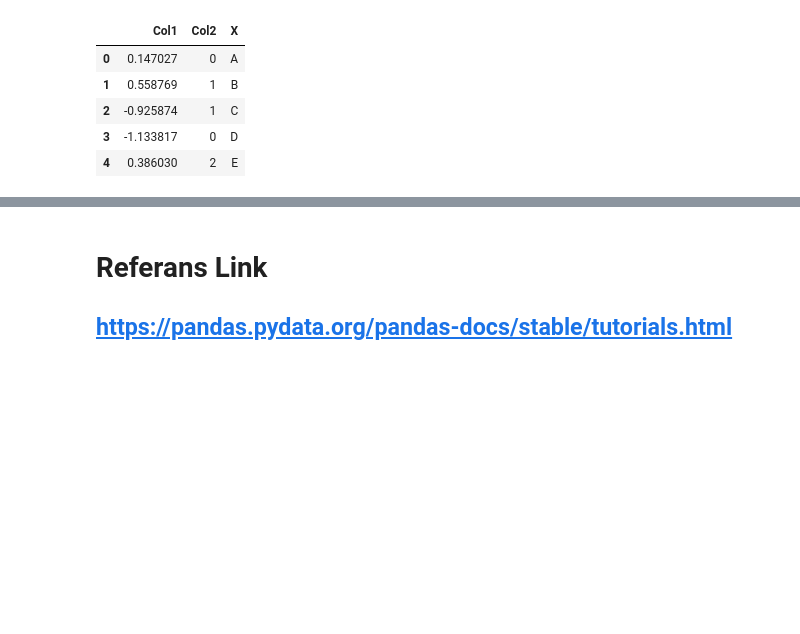
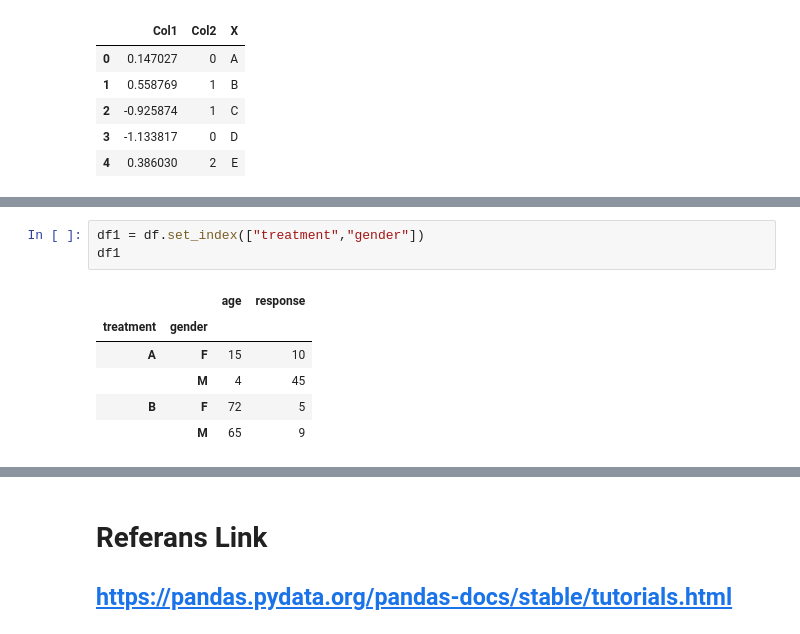
Before and after one commit to NevzatBOL/RACLAB, a Jupyter notebook: Python/pandas.ipynb, the cells around one changed output, grey strips where cells are left out. Saved outputs shown, nothing was run; the diff lists cells and outputs as text; blank space fills up the shorter version.

```diff
--- a/Python/pandas.ipynb
+++ b/Python/pandas.ipynb
@@ -751,0 +767,10 @@ memory usage: 642.0+ bytes
+# %%
+df1 = df.set_index(["treatment","gender"])
+df1
+# %% [output]
+|  |  | age | response |
+| treatment | gender |  |  |
+| A | F | 15 | 10 |
+|  | M | 4 | 45 |
+| B | F | 72 | 5 |
+|  | M | 65 | 9 |
```
Also changed, not shown: parts of 7 cells of this notebook, 4 other files.
